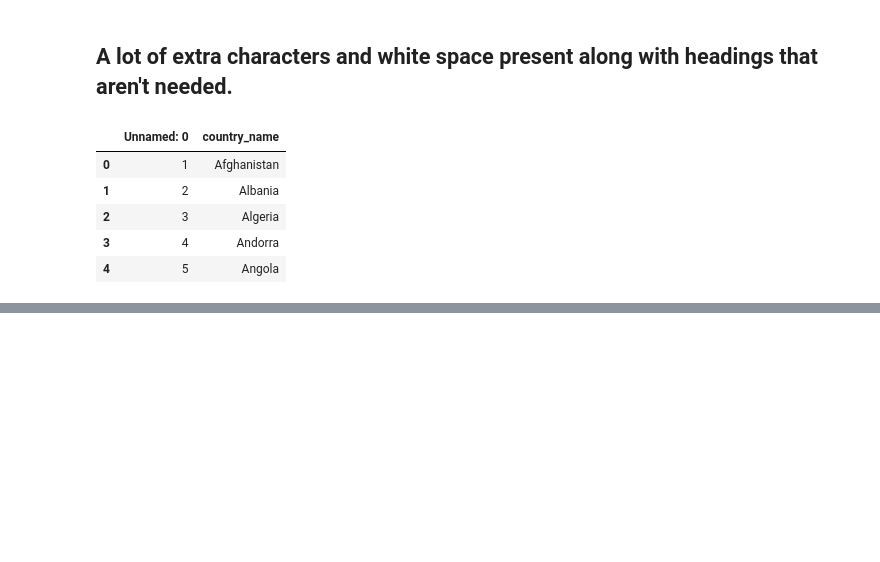
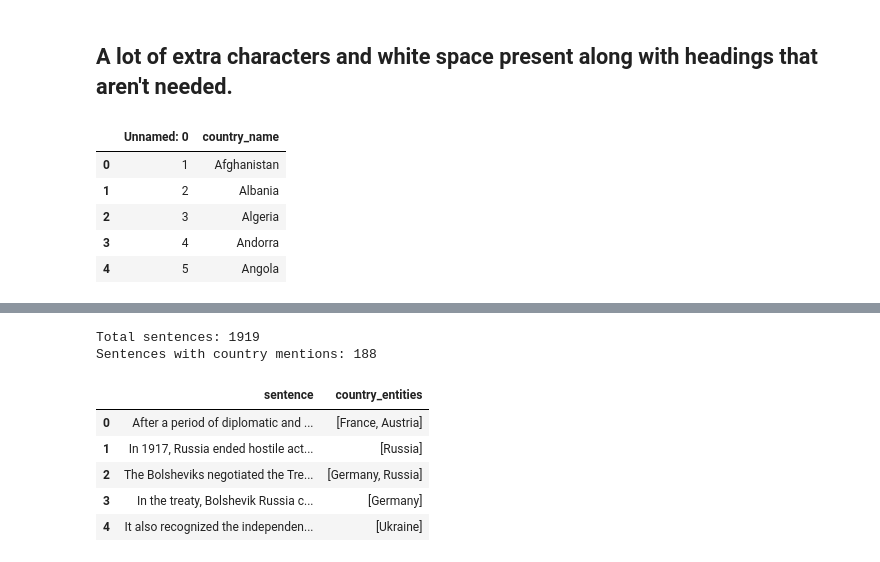
Before and after one commit to CardenCooper/20th-century, a Jupyter notebook: Exercise_1.6.ipynb, the cells around one changed output, grey strips where cells are left out. Saved outputs shown, nothing was run; the diff lists cells and outputs as text; code cells hidden in the pictures; blank space fills up the shorter version.

```diff
--- a/Exercise_1.6.ipynb
+++ b/Exercise_1.6.ipynb
@@ -154,3 +144,65 @@ df_sentences = pd.DataFrame(df_sentences)
+# %%
+import re
+
+# ---- small alias map (extend as needed) ----
+alias_map = {
+    "united states of america": "United States",
+    "usa": "United States",
+    "u.s.": "United States",
+    "us": "United States",
+    "u.k.": "United Kingdom",
+    "uk": "United Kingdom",
+    "britain": "United Kingdom",
+    "soviet union": "Russia",
+    "ussr": "Russia",
+    "republic of korea": "South Korea",
+    "korea, republic of": "South Korea"
+}
+
+# create lower-case lookup for exact country_list matches
+country_lookup = {c.lower(): c for c in country_list}
+
+# ---- Build sentence-level DataFrame with normalized country entities ----
+df_sentences = []
+
+for sent in book.sents:
+    entity_list = []
+    for ent in sent.ents:
+        # normalize entity text
+        ent_text = ent.text.strip()
+        ent_text = re.sub(r'^[Tt]he\s+', '', ent_text)            # remove leading "The "
+        ent_text = ent_text.replace("’s", "").replace("'s", "")   # remove possessives
+        ent_text = ent_text.strip('.,;:()[]"\'' )                 # strip surrounding punctuation
+        key = ent_text.lower()
+
+        # check alias map first, then exact country_list lookup
+        if key in alias_map:
+            canonical = alias_map[key]
+            if canonical in country_list:
+                entity_list.append(canonical)
+        elif key in country_lookup:
+            entity_list.append(country_lookup[key])
+
+    df_sentences.append({"sentence": sent.text, "country_entities": entity_list})
+
+df_sentences = pd.DataFrame(df_sentences)
+
+# Filter to sentences that actually contain country entities
+df_sentences_filtered = df_sentences[df_sentences['country_entities'].map(len) > 0].reset_index(drop=True)
+
+# quick sanity prints
+print("Total sentences:", len(df_sentences))
+print("Sentences with country mentions:", len(df_sentences_filtered))
+df_sentences_filtered.head()
+# %% [output]
+Total sentences: 1919
+Sentences with country mentions: 188
+|  | sentence | country_entities |
+| 0 | After a period of diplomatic and ... | [France, Austria] |
+| 1 | In 1917, Russia ended hostile act... | [Russia] |
+| 2 | The Bolsheviks negotiated the Tre... | [Germany, Russia] |
+| 3 | In the treaty, Bolshevik Russia c... | [Germany] |
+| 4 | It also recognized the independen... | [Ukraine] |
 # %%
 # Filtering the entities to only include ones with countries from the countries list
 
```
Also changed, not shown: parts of 6 cells of this notebook, 1 other file.
